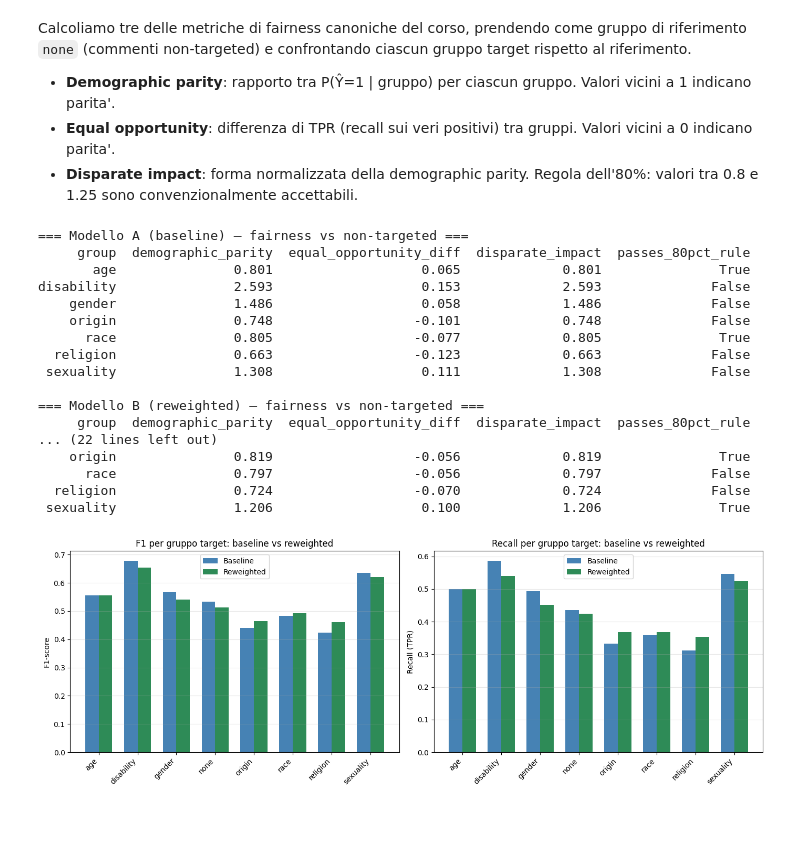
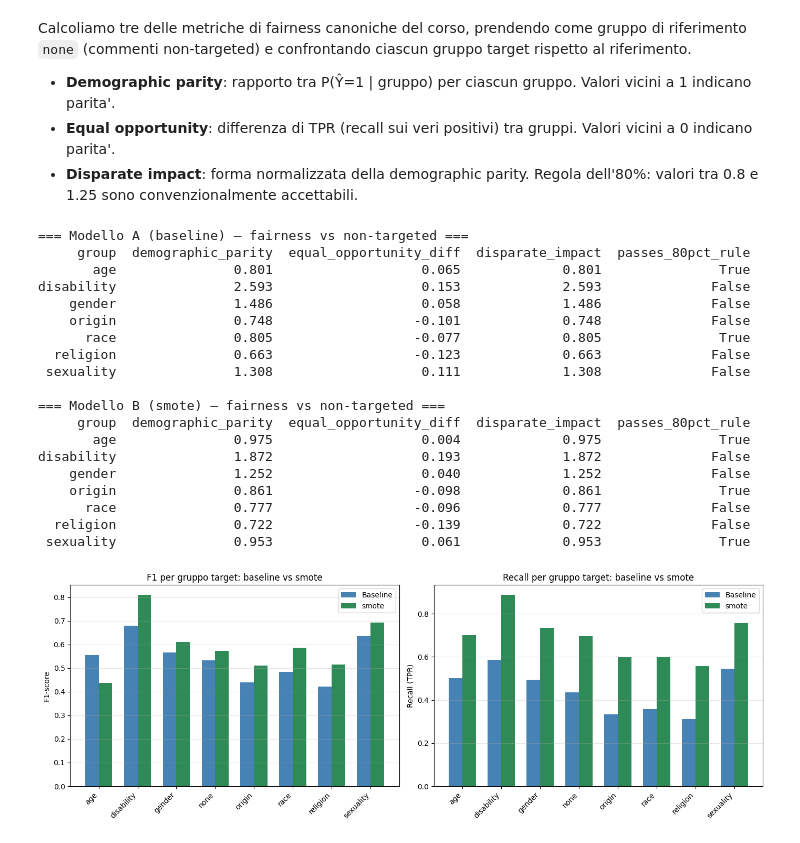
Before and after one commit to AndreaMorbello/measuring-hate-speech-audit, a Jupyter notebook: notebooks/audit.ipynb, the cells around one changed output. Saved outputs shown, nothing was run; the diff lists cells and outputs as text; code cells hidden in the pictures.

```diff
--- a/notebooks/audit.ipynb
+++ b/notebooks/audit.ipynb
@@ -1290,7 +1273,6 @@ Test:   7,913 commenti
 Distribuzione hate nel train:  26.20%
 Distribuzione hate nel test:   26.06%
 # %%
-# Modello A: baseline senza reweighing (per confronto)
 vectorizer = TfidfVectorizer(
     max_features=10000,
     ngram_range=(1, 2),
@@ -1300,6 +1282,14 @@ vectorizer = TfidfVectorizer(
 )
 X_train_tfidf = vectorizer.fit_transform(X_train)
 X_test_tfidf = vectorizer.transform(X_test)
+
+# SMOTE oversampling sulla classe hate
+smote = SMOTE(random_state=RANDOM_STATE)
+X_train_smote, y_train_smote = smote.fit_resample(X_train_tfidf, y_train)
+
+print(f"Train pre-SMOTE:   {X_train_tfidf.shape[0]:,}  (hate: {y_train.mean()*100:.1f}%)")
+print(f"Train post-SMOTE:  {X_train_smote.shape[0]:,}  (hate: {y_train_smote.mean()*100:.1f}%)")
+
 
 model_baseline = LogisticRegression(
     max_iter=1000,
@@ -1311,7 +1301,7 @@ model_baseline.fit(X_train_tfidf, y_train)
 y_pred_baseline = model_baseline.predict(X_test_tfidf)
 y_proba_baseline = model_baseline.predict_proba(X_test_tfidf)[:, 1]
 
-print("=== Modello A: baseline (no reweighing) ===")
+print("=== Modello A: baseline (no mitigation) ===")
 print(classification_report(y_test, y_pred_baseline, target_names=["non-hate", "hate"]))
 print(f"ROC-AUC:  {roc_auc_score(y_test, y_proba_baseline):.4f}")
 print(f"AUC-PR:   {average_precision_score(y_test, y_proba_baseline):.4f}")
@@ -1329,19 +1321,18 @@ weighted avg       0.79      0.80      0.79      7913
 ROC-AUC:  0.8419
 AUC-PR:   0.6540
 # %%
-# Modello B: con reweighing (pre-processing mitigation)
-model_reweighted = LogisticRegression(
+model_smote = LogisticRegression(
     max_iter=1000,
     random_state=RANDOM_STATE,
     C=1.0,
 )
-model_reweighted.fit(X_train_tfidf, y_train, sample_weight=w_train)
+model_smote.fit(X_train_smote, y_train_smote)
 
-y_pred_reweighted = model_reweighted.predict(X_test_tfidf)
-y_proba_reweighted = model_reweighted.predict_proba(X_test_tfidf)[:, 1]
+y_pred_smote = model_smote.predict(X_test_tfidf)
+y_proba_smote = model_smote.predict_proba(X_test_tfidf)[:, 1]
 
-print("=== Modello B: con reweighing pre-processing ===")
-print(classification_report(y_test, y_pred_reweighted, target_names=["non-hate", "hate"]))
-print(f"ROC-AUC:  {roc_auc_score(y_test, y_proba_reweighted):.4f}")
-print(f"AUC-PR:   {average_precision_score(y_test, y_proba_reweighted):.4f}")
+print("=== Modello B: SMOTE pre-processing ===")
+print(classification_report(y_test, y_pred_smote, target_names=["non-hate", "hate"]))
+print(f"ROC-AUC:  {roc_auc_score(y_test, y_proba_smote):.4f}")
+print(f"AUC-PR:   {average_precision_score(y_test, y_proba_smote):.4f}")
 # %% [output]
@@ -1365,13 +1356,13 @@ Le metriche aggregate del §4.3 nascondono la dimensione critica dell'audit: com
 ### 4.4.1. - Performance disaggregate
 # %%
 metrics_baseline = per_group_metrics(y_test, y_pred_baseline, y_proba_baseline, target_test)
-metrics_reweighted = per_group_metrics(y_test, y_pred_reweighted, y_proba_reweighted, target_test)
+metrics_smote = per_group_metrics(y_test, y_pred_smote, y_proba_smote, target_test)
 
 print("=== Modello A (baseline) — metriche per gruppo target ===")
 print(metrics_baseline.to_string(index=False, float_format=lambda x: f"{x:.3f}"))
 
-print("\n=== Modello B (reweighted) — metriche per gruppo target ===")
-print(metrics_reweighted.to_string(index=False, float_format=lambda x: f"{x:.3f}"))
+print("\n=== Modello B (smote) — metriche per gruppo target ===")
+print(metrics_smote.to_string(index=False, float_format=lambda x: f"{x:.3f}"))
 # %% [output]
 === Modello A (baseline) — metriche per gruppo target ===
      group  n_test  n_positive  precision  recall    f1  roc_auc  predicted_positive_rate
@@ -1400,22 +1391,13 @@ Calcoliamo tre delle metriche di fairness canoniche del corso, prendendo come gr
 - **Disparate impact**: forma normalizzata della demographic parity. Regola dell'80%: valori tra 0.8 e 1.25 sono convenzionalmente accettabili.
 # %%
 fairness_baseline = compute_fairness_metrics(y_test, y_pred_baseline, target_test, reference_group="none")
-fairness_reweighted = compute_fairness_metrics(y_test, y_pred_reweighted, target_test, reference_group="none")
+fairness_smote = compute_fairness_metrics(y_test, y_pred_smote, target_test, reference_group="none")
 
 print("=== Modello A (baseline) — fairness vs non-targeted ===")
 print(fairness_baseline.to_string(index=False, float_format=lambda x: f"{x:.3f}"))
 
-print("\n=== Modello B (reweighted) — fairness vs non-targeted ===")
-print(fairness_reweighted.to_string(index=False, float_format=lambda x: f"{x:.3f}"))
-
-fairness_baseline = compute_fairness_metrics(y_test, y_pred_baseline, target_test, reference_group="none")
-fairness_reweighted = compute_fairness_metrics(y_test, y_pred_reweighted, target_test, reference_group="none")
-
-print("=== Modello A (baseline) — fairness vs non-targeted ===")
-print(fairness_baseline.to_string(index=False, float_format=lambda x: f"{x:.3f}"))
-
-print("\n=== Modello B (reweighted) — fairness vs non-targeted ===")
-print(fairness_reweighted.to_string(index=False, float_format=lambda x: f"{x:.3f}"))
+print("\n=== Modello B (smote) — fairness vs non-targeted ===")
+print(fairness_smote.to_string(index=False, float_format=lambda x: f"{x:.3f}"))
 # %% [output]
 === Modello A (baseline) — fairness vs non-targeted ===
      group  demographic_parity  equal_opportunity_diff  disparate_impact  passes_80pct_rule
@@ -1427,41 +1409,43 @@ disability               2.593                   0.153             2.593
   religion               0.663                  -0.123             0.663              False
  sexuality               1.308                   0.111             1.308              False
 
-=== Modello B (reweighted) — fairness vs non-targeted ===
+=== Modello B (smote) — fairness vs non-targeted ===
      group  demographic_parity  equal_opportunity_diff  disparate_impact  passes_80pct_rule
-... (22 lines left out)
-    origin               0.819                  -0.056             0.819               True
-      race               0.797                  -0.056             0.797              False
-  religion               0.724                  -0.070             0.724              False
- sexuality               1.206                   0.100             1.206               True
+       age               0.975                   0.004             0.975               True
+disability               1.872                   0.193             1.872              False
+    gender               1.252                   0.040             1.252              False
+    origin               0.861                  -0.098             0.861               True
+      race               0.777                  -0.096             0.777              False
+  religion               0.722                  -0.139             0.722              False
+ sexuality               0.953                   0.061             0.953               True
 # %%
 fig, axes = plt.subplots(1, 2, figsize=(14, 5))
 
-merged = metrics_baseline.merge(metrics_reweighted, on="group", suffixes=("_A", "_B"))
+merged = metrics_baseline.merge(metrics_smote, on="group", suffixes=("_A", "_B"))
 x = np.arange(len(merged))
 width = 0.35
 
 axes[0].bar(x - width/2, merged["f1_A"], width, label="Baseline", color="steelblue")
-axes[0].bar(x + width/2, merged["f1_B"], width, label="Reweighted", color="seagreen")
+axes[0].bar(x + width/2, merged["f1_B"], width, label="smote", color="seagreen")
 axes[0].set_xticks(x)
 axes[0].set_xticklabels(merged["group"], rotation=45, ha="right")
 axes[0].set_ylabel("F1-score")
-axes[0].set_title("F1 per gruppo target: baseline vs reweighted")
+axes[0].set_title("F1 per gruppo target: baseline vs smote")
 axes[0].legend()
 axes[0].grid(axis="y", alpha=0.3)
 
 axes[1].bar(x - width/2, merged["recall_A"], width, label="Baseline", color="steelblue")
-axes[1].bar(x + width/2, merged["recall_B"], width, label="Reweighted", color="seagreen")
+axes[1].bar(x + width/2, merged["recall_B"], width, label="smote", color="seagreen")
 axes[1].set_xticks(x)
 axes[1].set_xticklabels(merged["group"], rotation=45, ha="right")
 axes[1].set_ylabel("Recall (TPR)")
-axes[1].set_title("Recall per gruppo target: baseline vs reweighted")
+axes[1].set_title("Recall per gruppo target: baseline vs smote")
 axes[1].legend()
 axes[1].grid(axis="y", alpha=0.3)
 
 plt.tight_layout()
 fig.savefig(FIGURES_DIR / "fairness_metrics_comparison.png", dpi=120, bbox_inches="tight")
 plt.show()
 # %% [output]
-[figure, old version]
+[figure, new version]
 # %% [markdown]
```
Also changed, not shown: parts of 36 cells of this notebook, 3 other files.
